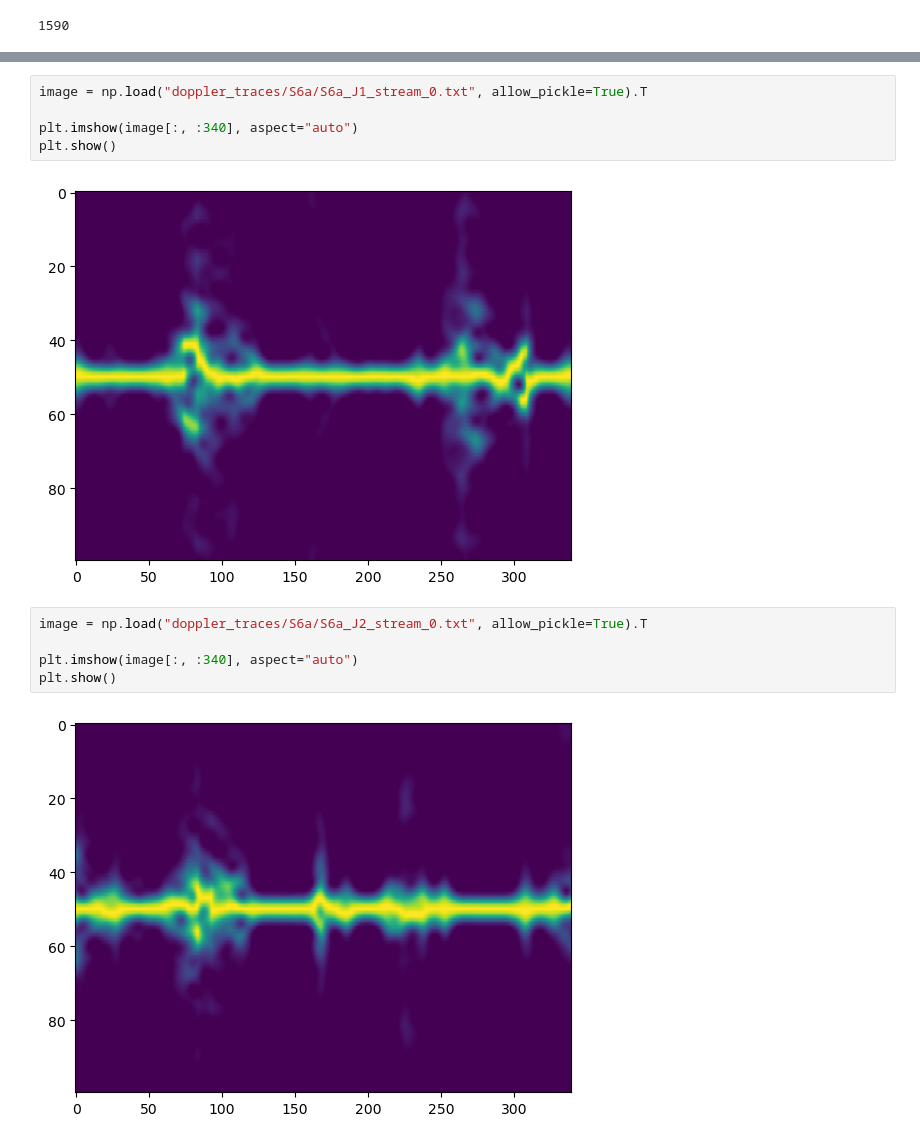
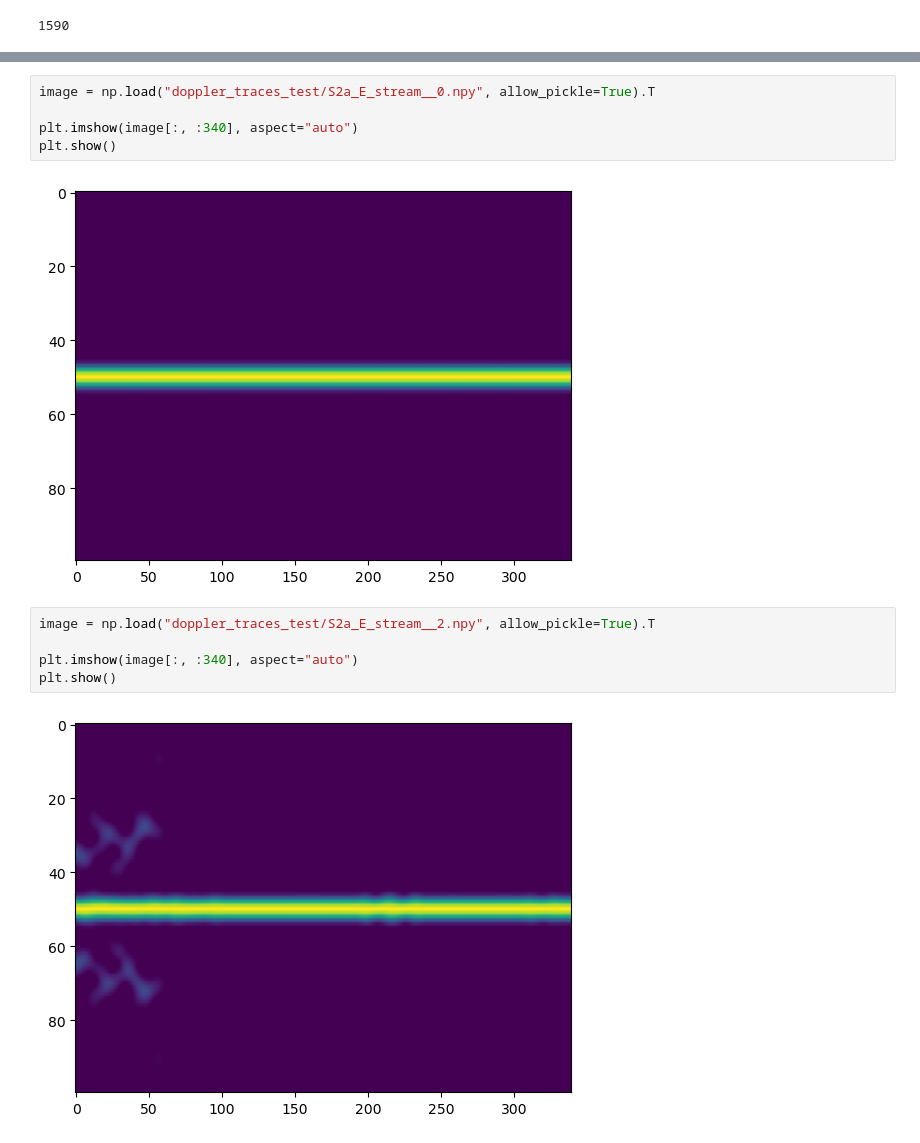
Before and after one commit to RaffaeleSabatini/Human-Activity-Recognition-using-Wifi, a Jupyter notebook: test.ipynb, the cells around one changed output, grey strips where cells are left out. Saved outputs shown, nothing was run; the diff lists cells and outputs as text.

```diff
--- a/test.ipynb
+++ b/test.ipynb
@@ -75,16 +75,16 @@ Name file: S7a_W_stream_0-52.npy ----- Shape: (340, 100)
 Name file: S2b_L_stream_0-33.npy ----- Shape: (340, 100)
 Name file: S4a_E_stream_1-13.npy ----- Shape: (340, 100)
 # %%
-image = np.load("doppler_traces/S6a/S6a_J1_stream_0.txt", allow_pickle=True).T
+image = np.load("doppler_traces_test/S2a_E_stream__0.npy", allow_pickle=True).T
 
 plt.imshow(image[:, :340], aspect="auto")
 plt.show()
 # %% [output]
-[figure, old version]
+[figure, new version]
 # %%
-image = np.load("doppler_traces/S6a/S6a_J2_stream_0.txt", allow_pickle=True).T
+image = np.load("doppler_traces_test/S2a_E_stream__2.npy", allow_pickle=True).T
 
 plt.imshow(image[:, :340], aspect="auto")
 plt.show()
 # %% [output]
-[figure, old version]
+[figure, new version]
```
Also changed, not shown: parts of 1 cell of this notebook, 5 other files.
